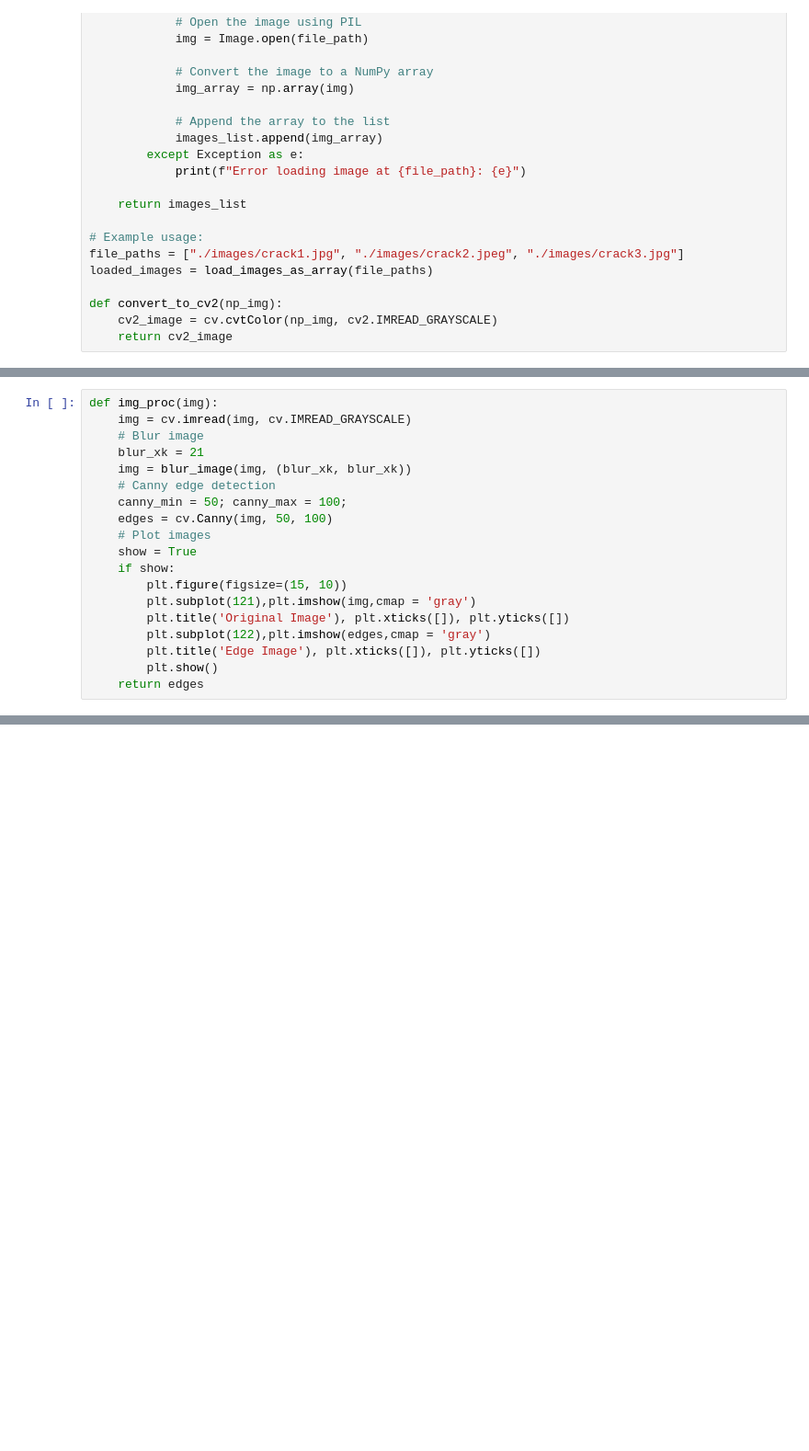
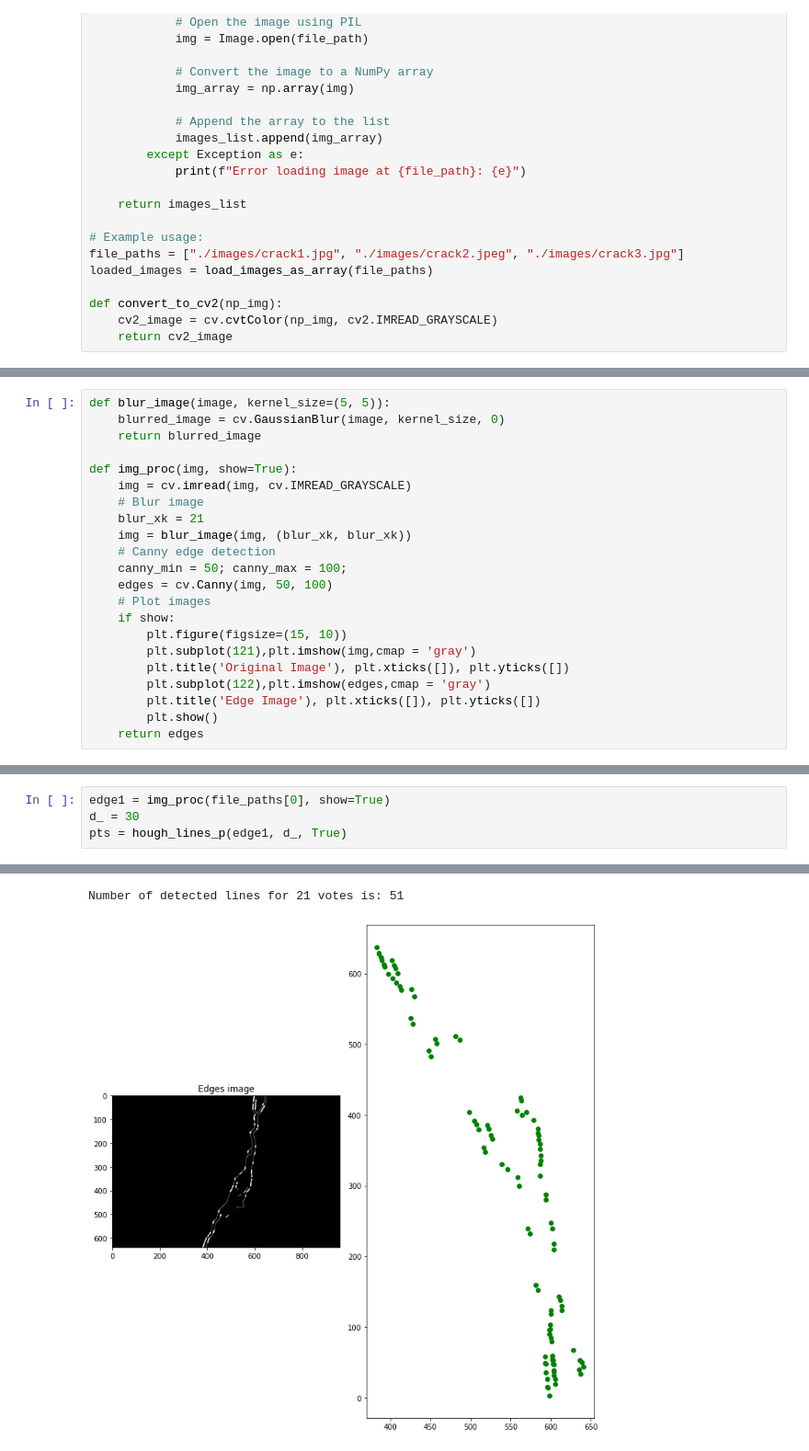
Before and after one commit to fzoric8/ros_utils, a Jupyter notebook: play/CrackManipulation.ipynb, the cells around one changed output, grey strips where cells are left out. Shown at 92% size. Cells and saved outputs as stored; diff of their text form; blank space fills up the shorter version.

```diff
--- a/play/CrackManipulation.ipynb
+++ b/play/CrackManipulation.ipynb
@@ -45,5 +49,9 @@ def convert_to_cv2(np_img):
 # %%
-def img_proc(img):
+def blur_image(image, kernel_size=(5, 5)):
+    blurred_image = cv.GaussianBlur(image, kernel_size, 0)
+    return blurred_image
+
+def img_proc(img, show=True):
     img = cv.imread(img, cv.IMREAD_GRAYSCALE)
     # Blur image
     blur_xk = 21
@@ -52,7 +60,6 @@ def img_proc(img):
     canny_min = 50; canny_max = 100;
     edges = cv.Canny(img, 50, 100)
     # Plot images
-    show = True
     if show:
         plt.figure(figsize=(15, 10))
         plt.subplot(121),plt.imshow(img,cmap = 'gray')
@@ -88,0 +146,5 @@ def blur_image(image, kernel_size=(5, 5)):
+# %%
+edge1 = img_proc(file_paths[0], show=True)
+d_ = 30
+pts = hough_lines_p(edge1, d_, True)
+# %% [output]
@@ -88,0 +152,2 @@ def blur_image(image, kernel_size=(5, 5)):
+Number of detected lines for 21 votes is: 51
+[figure, added]
```
Also changed, not shown: parts of 11 cells of this notebook.
